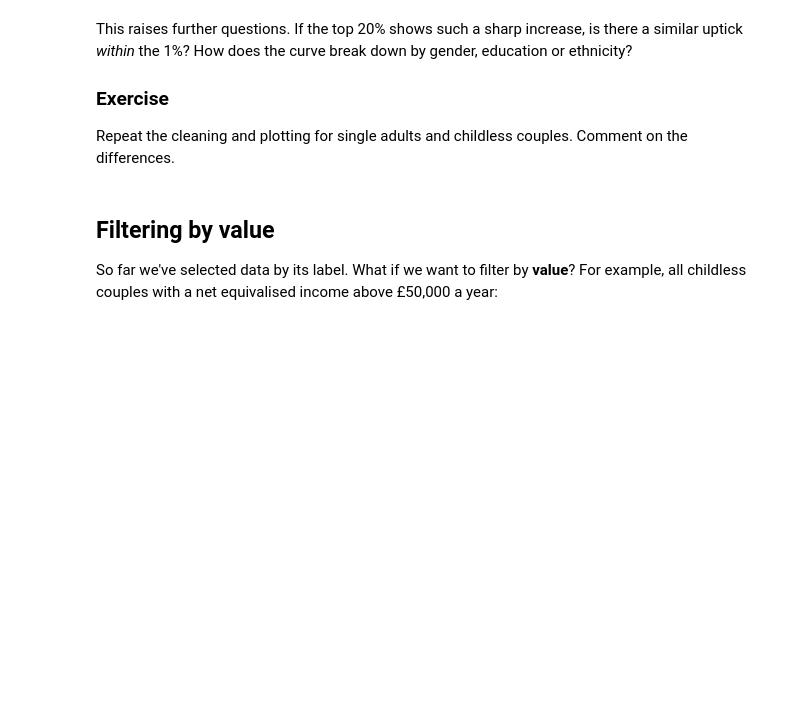
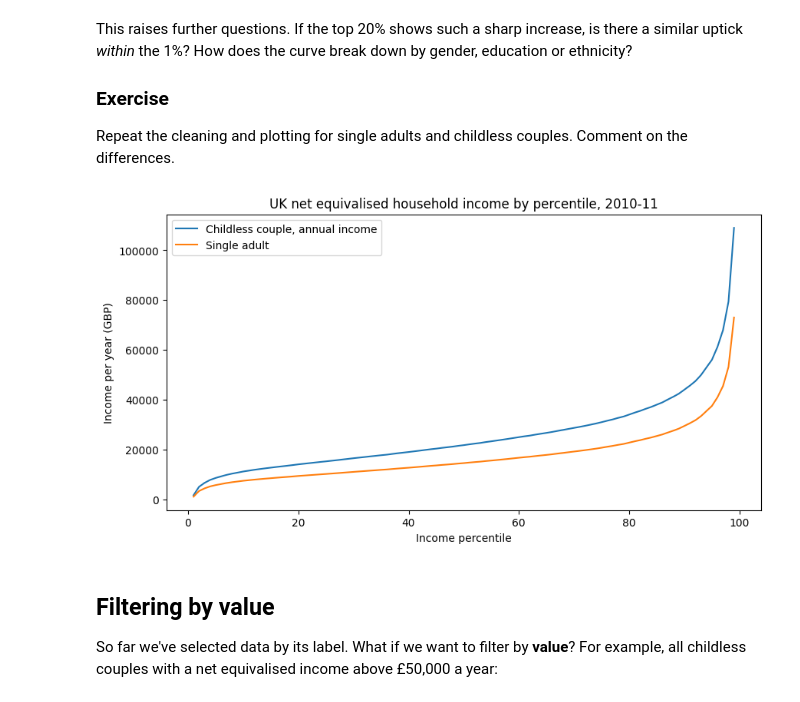
Before and after one commit to nmannbenn-debug/QM2, a Jupyter notebook: notebooks/W02. Pandas.ipynb, the cells around one changed output. Saved outputs shown, nothing was run; the diff lists cells and outputs as text; code cells hidden in the pictures; blank space fills up the shorter version.

```diff
--- a/notebooks/W02. Pandas.ipynb
+++ b/notebooks/W02. Pandas.ipynb
@@ -222,6 +272,16 @@ This raises further questions. If the top 20% shows such a sharp increase, is th
 Repeat the cleaning and plotting for single adults and childless couples. Comment on the differences.
 # %%
 # your code here
+cleans = income[["Childless couple, annual income", "Single adult"]]
+cleans = cleans.replace(",", "", regex=True).astype(float)
+cleans.head()
+cleans.plot()
+plt.title("UK net equivalised household income by percentile, 2010-11")
+plt.xlabel("Income percentile")
+plt.ylabel("Income per year (GBP)")
+plt.show()
+# %% [output]
+[figure, added]
 # %% [markdown]
 ## Filtering by value
 
```
Also changed, not shown: parts of 17 cells of this notebook.
